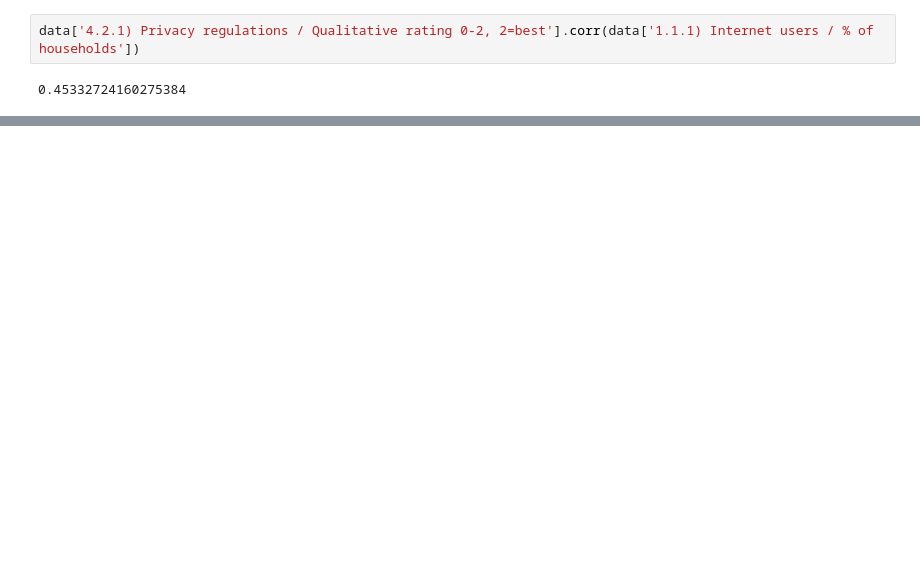
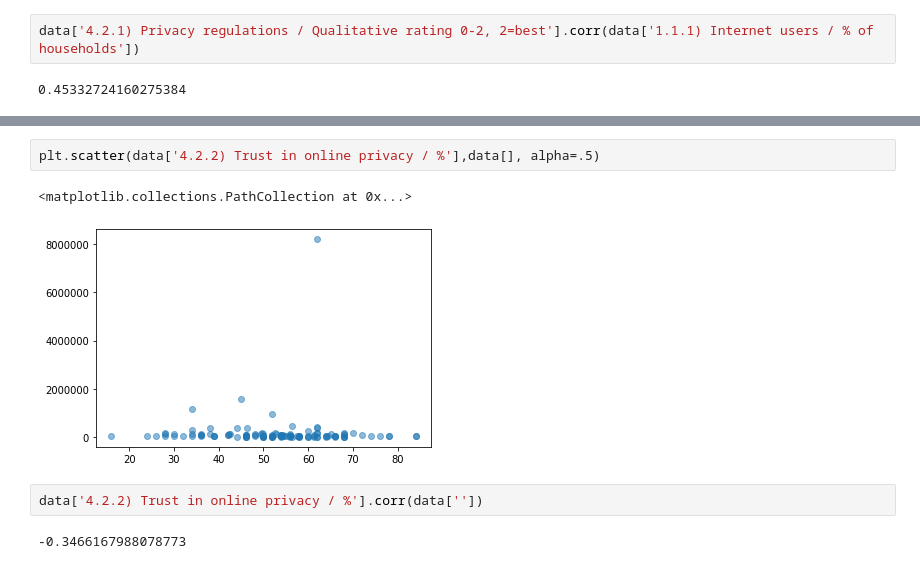
Before and after one commit to tklausner/info2950-project, a Jupyter notebook: INFO2950_Project.ipynb, the cells around one changed output, grey strips where cells are left out. Drawn from its saved outputs; the diff is of its cells as text; blank space fills up the shorter version.

```diff
--- a/INFO2950_Project.ipynb
+++ b/INFO2950_Project.ipynb
@@ -53,0 +74,9 @@ data2[data2['Year'] > 2000]
+# %%
+plt.scatter(data['4.2.2) Trust in online privacy / %'],data[], alpha=.5)
+# %% [output]
+<matplotlib.collections.PathCollection at 0x...>
+[figure, added]
+# %%
+data['4.2.2) Trust in online privacy / %'].corr(data[''])
+# %% [output]
+-0.3466167988078773
```
Also changed, not shown: parts of 9 cells of this notebook.
